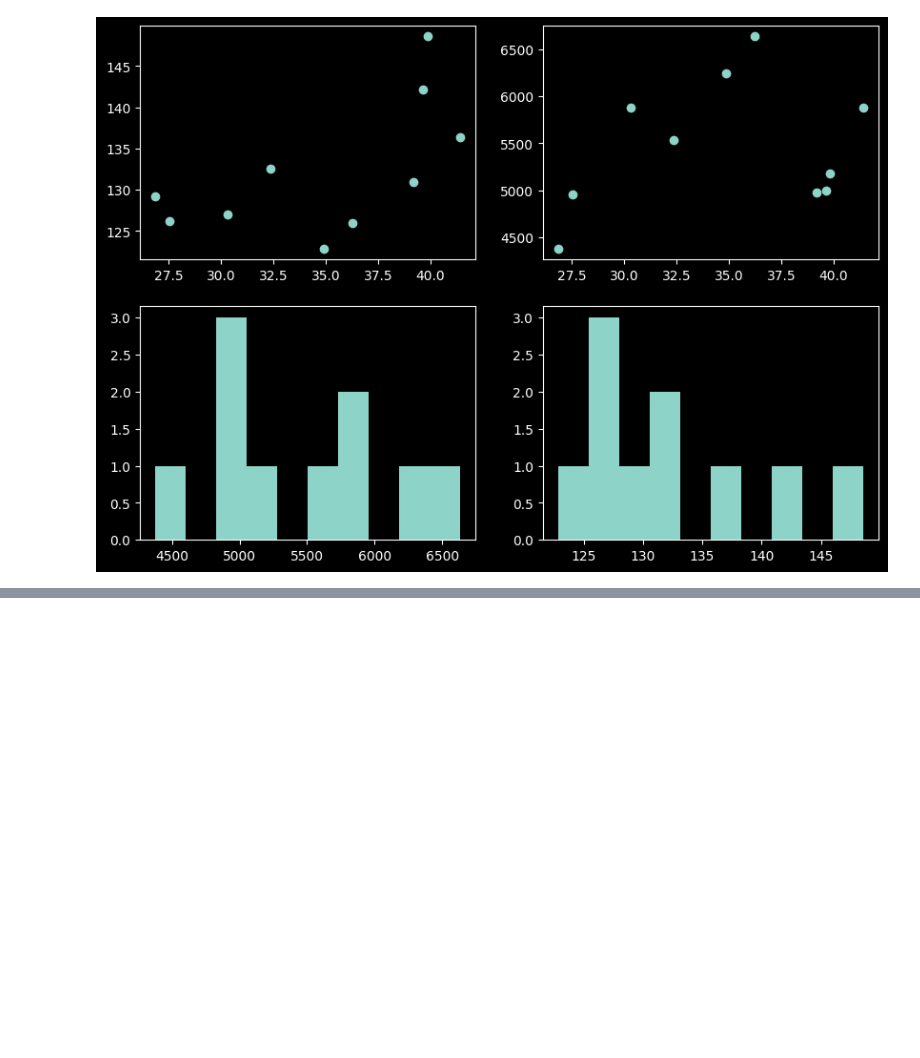
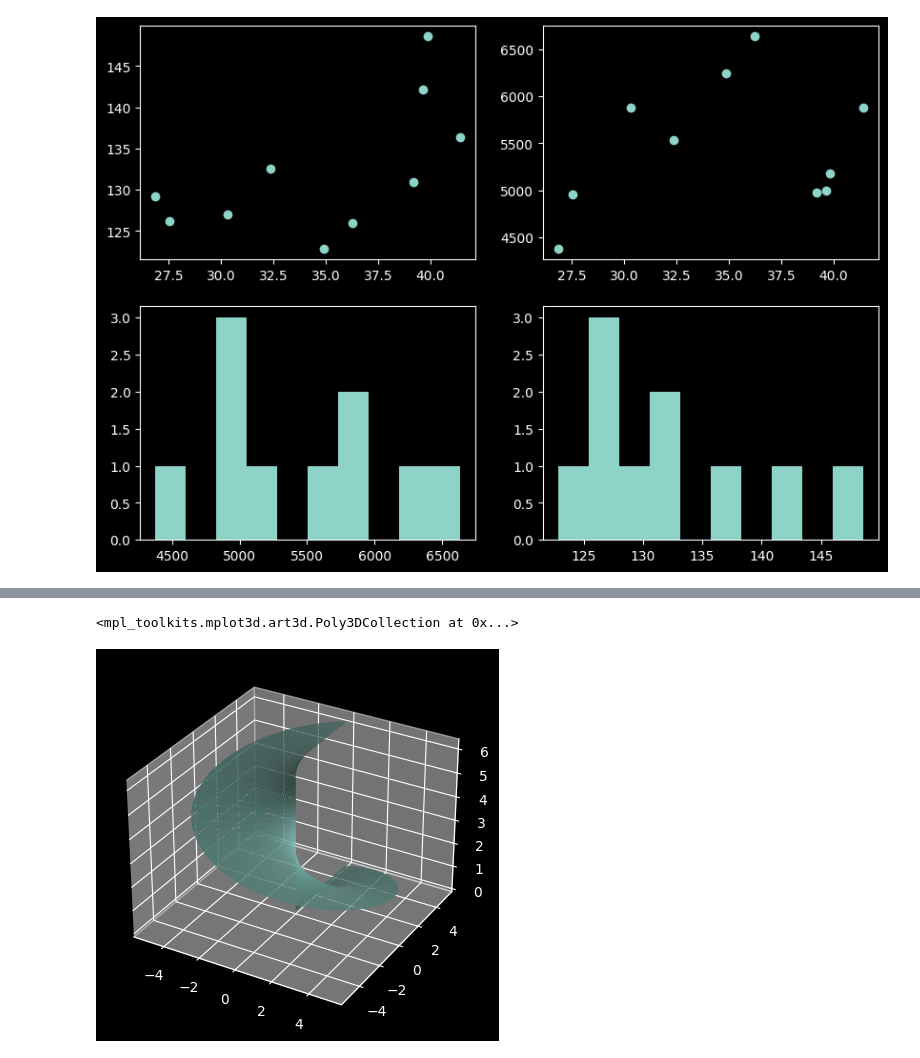
Before and after one commit to ayansuvra/Data-Analysis, a Jupyter notebook: AdvanceMatplotlib.ipynb, the cells around one changed output, grey strips where cells are left out. Saved outputs shown, nothing was run; the diff lists cells and outputs as text; code cells hidden in the pictures; blank space fills up the shorter version.

```diff
--- a/AdvanceMatplotlib.ipynb
+++ b/AdvanceMatplotlib.ipynb
@@ -152,0 +199,17 @@ plt.show()
+# %%
+r = np.linspace(0, 5, 100)
+theta = np.linspace(0, 2*np.pi, 100)
+
+R, Th = np.meshgrid(r, theta)
+
+x = R*np.sin(Th)
+y = R*np.cos(Th)
+z = Th
+
+fig = plt.figure()
+ax = plt.subplot(projection='3d')
+
+ax.plot_surface(x, y, z)
+# %% [output]
+<mpl_toolkits.mplot3d.art3d.Poly3DCollection at 0x...>
+[figure, added]
```
Also changed, not shown: parts of 7 cells of this notebook.
